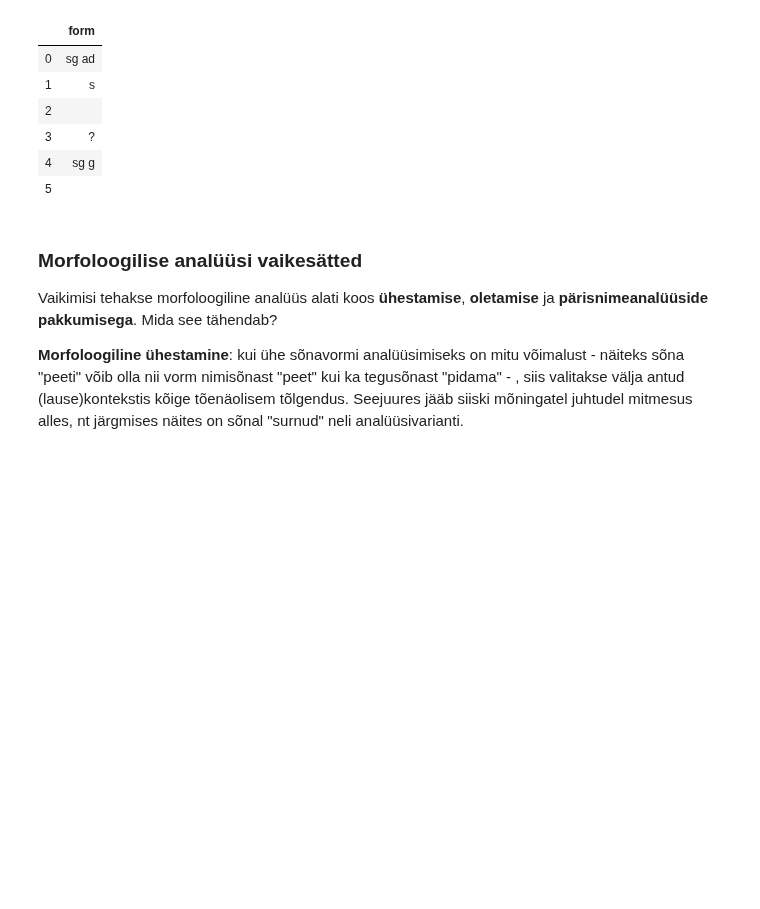
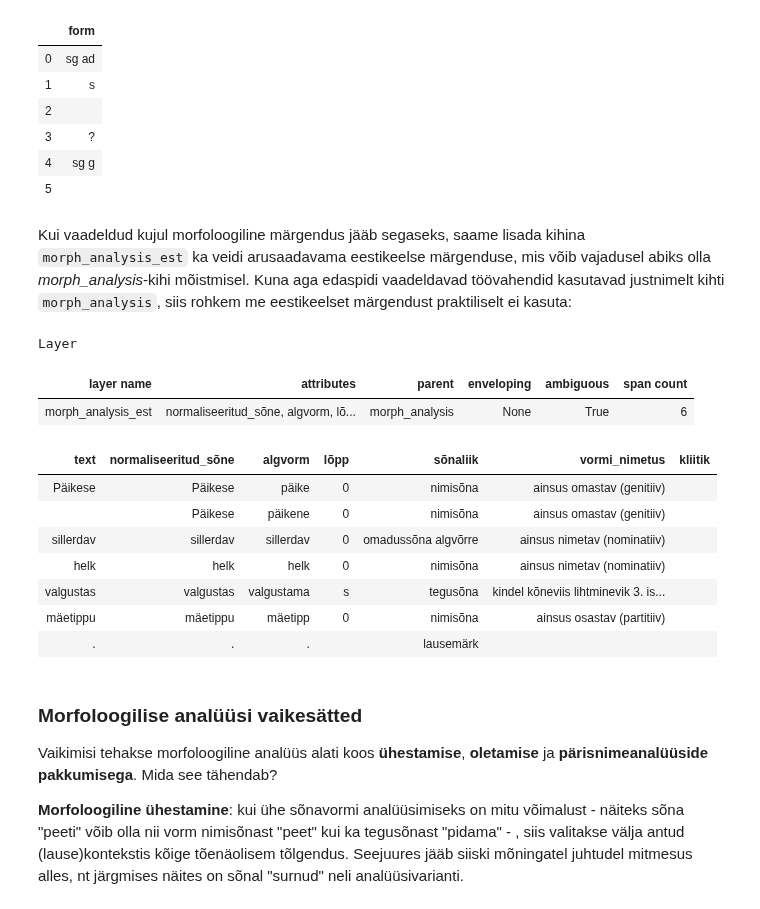
Before and after one commit to d009/EstNLP, a Jupyter notebook: Praktikum2/Praktikum_2.ipynb, the cells around one changed output. Cells and saved outputs as stored; diff of their text form; code cells hidden in the pictures; blank space fills up the shorter version.

```diff
--- a/Praktikum2/Praktikum_2.ipynb
+++ b/Praktikum2/Praktikum_2.ipynb
@@ -309,6 +309,23 @@ AmbiguousAttributeList
 | 3 | ? |
 | 4 | sg g |
 | 5 |  |
+# %% [markdown]
+Kui vaadeldud kujul morfoloogiline märgendus jääb segaseks, saame lisada kihina `morph_analysis_est` ka veidi arusaadavama eestikeelse märgenduse, mis võib vajadusel abiks olla *morph_analysis*-kihi mõistmisel. Kuna aga edaspidi vaadeldavad töövahendid kasutavad justnimelt kihti `morph_analysis`, siis rohkem me eestikeelset märgendust praktiliselt ei kasuta:
+# %%
+text4.tag_layer(['morph_analysis_est'])
+text4.morph_analysis_est
+# %% [output]
+Layer
+| layer name | attributes | parent | enveloping | ambiguous | span count |
+| morph_analysis_est | normaliseeritud_sõne, algvorm, lõ... | morph_analysis | None | True | 6 |
+| text | normaliseeritud_sõne | algvorm | lõpp | sõnaliik | vormi_nimetus | kliitik |
+| Päikese | Päikese | päike | 0 | nimisõna | ainsus omastav (genitiiv) |  |
+|  | Päikese | päikene | 0 | nimisõna | ainsus omastav (genitiiv) |  |
+| sillerdav | sillerdav | sillerdav | 0 | omadussõna algvõrre | ainsus nimetav (nominatiiv) |  |
+| helk | helk | helk | 0 | nimisõna | ainsus nimetav (nominatiiv) |  |
+| valgustas | valgustas | valgustama | s | tegusõna | kindel kõneviis lihtminevik 3. is... |  |
+| mäetippu | mäetippu | mäetipp | 0 | nimisõna | ainsus osastav (partitiiv) |  |
+| . | . | . |  | lausemärk |  |  |
 # %% [markdown]
 ### Morfoloogilise analüüsi vaikesätted
 
```
Also changed, not shown: parts of 5 cells of this notebook, 1 other file.
